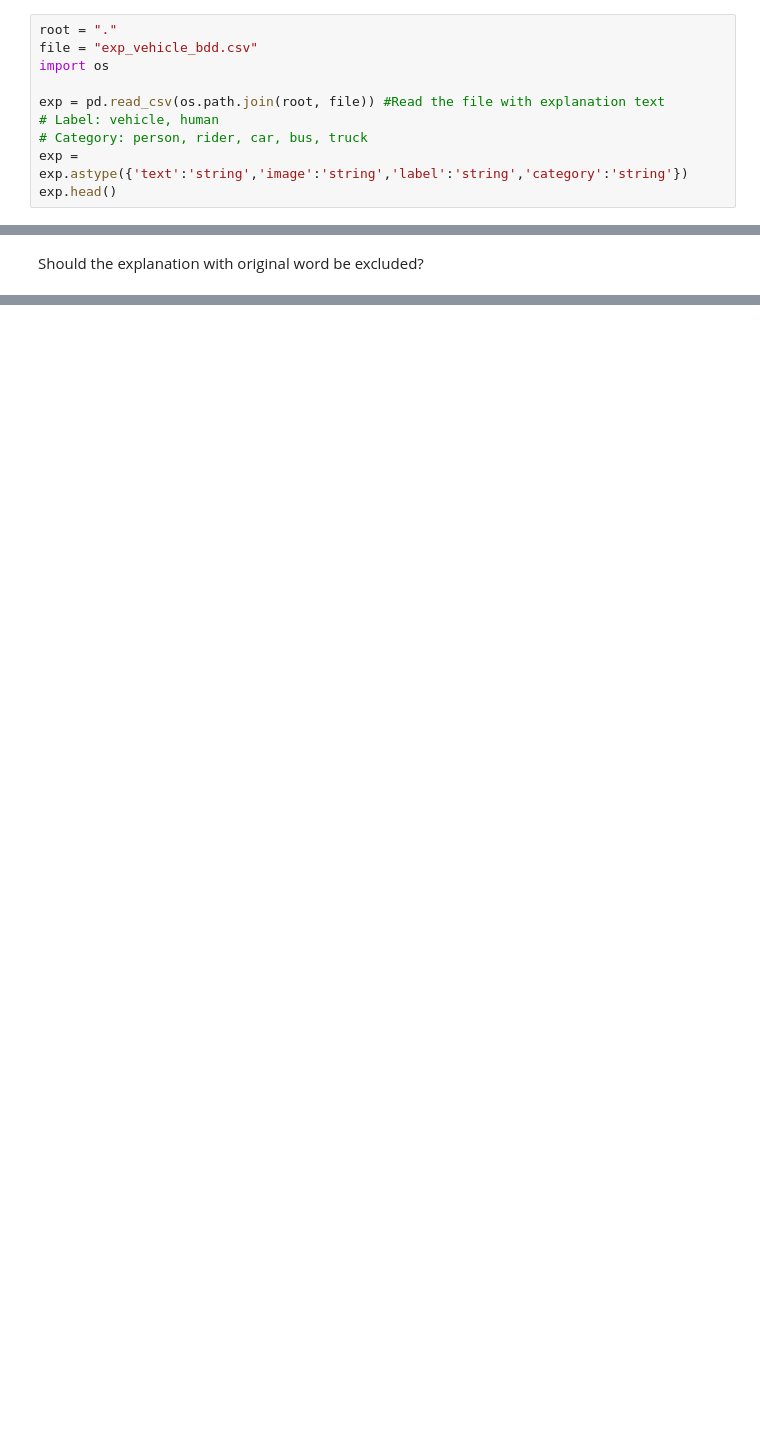
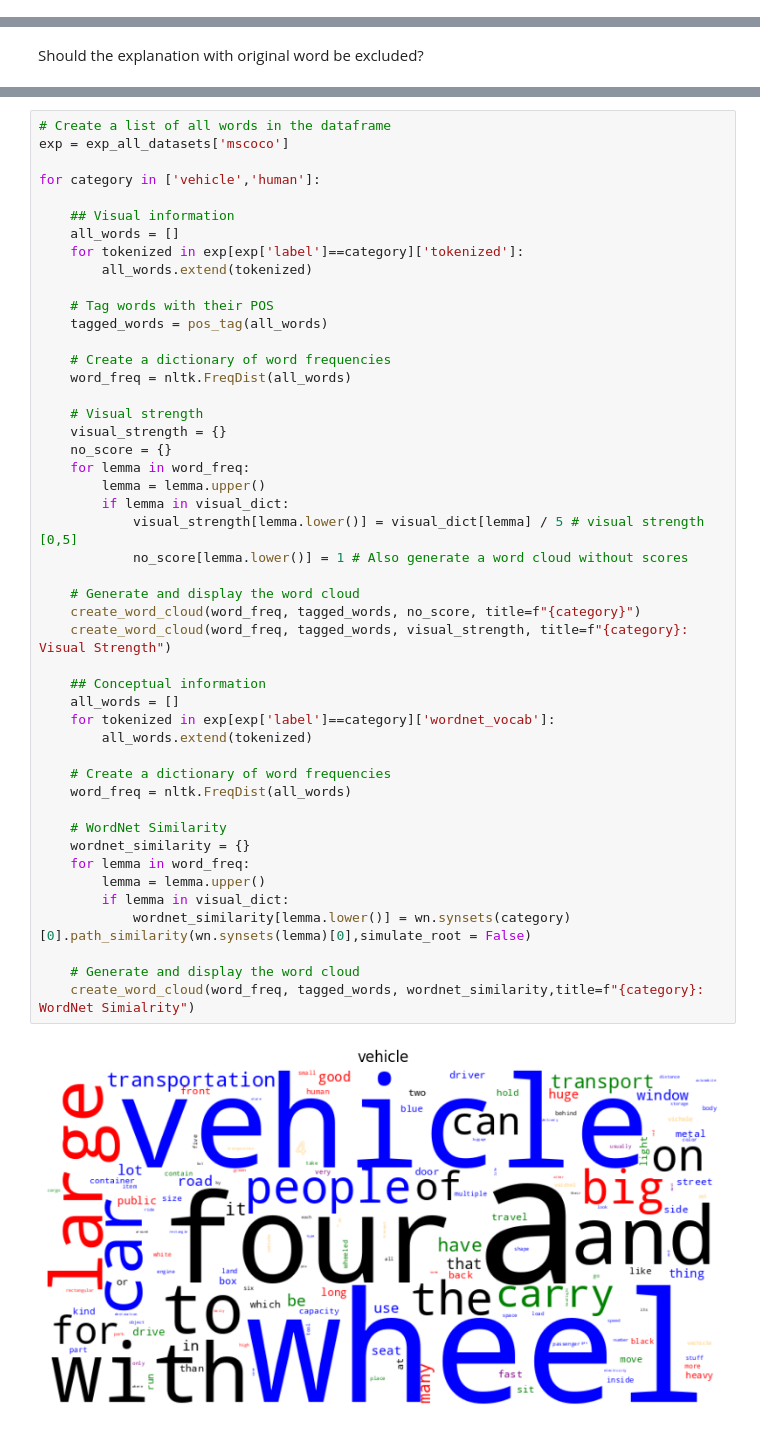
Before and after one commit to shaderein/xai, a Jupyter notebook: analysis/250329_exp_text_analysis/Text Analysis.ipynb, the cells around one changed output, grey strips where cells are left out. Cells and saved outputs as stored; diff of their text form; blank space fills up the shorter version.

Commit message:
[analysis] finished generating wordclouds (including all vehicle/human targets) for 3 datasets. Still not able to explain the YOLOv5s-BDD-EXP partitions

```diff
--- a/analysis/250329_exp_text_analysis/Text Analysis.ipynb
+++ b/analysis/250329_exp_text_analysis/Text Analysis.ipynb
@@ -22,10 +44,0 @@ british_to_american = requests.get(url).json()
-# %%
-root = "."
-file = "exp_vehicle_bdd.csv"
-import os
-
-exp = pd.read_csv(os.path.join(root, file)) #Read the file with explanation text
-# Label: vehicle, human
-# Category: person, rider, car, bus, truck
-exp = exp.astype({'text':'string','image':'string','label':'string','category':'string'})
-exp.head()
@@ -279,0 +199,49 @@ for category in ['vehicle','human']:
+# %%
+# Create a list of all words in the dataframe
+exp = exp_all_datasets['mscoco']
+
+for category in ['vehicle','human']:
+
+    ## Visual information
+    all_words = []
+    for tokenized in exp[exp['label']==category]['tokenized']:
+        all_words.extend(tokenized)
+
+    # Tag words with their POS
+    tagged_words = pos_tag(all_words)
+
+    # Create a dictionary of word frequencies
+    word_freq = nltk.FreqDist(all_words)
+
+    # Visual strength
+    visual_strength = {}
+    no_score = {}
+    for lemma in word_freq:
+        lemma = lemma.upper()
+        if lemma in visual_dict:
+            visual_strength[lemma.lower()] = visual_dict[lemma] / 5 # visual strength [0,5]
+            no_score[lemma.lower()] = 1 # Also generate a word cloud without scores
+
+    # Generate and display the word cloud
+    create_word_cloud(word_freq, tagged_words, no_score, title=f"{category}")
+    create_word_cloud(word_freq, tagged_words, visual_strength, title=f"{category}: Visual Strength")
+
+    ## Conceptual information
+    all_words = []
+    for tokenized in exp[exp['label']==category]['wordnet_vocab']:
+        all_words.extend(tokenized)
+
+    # Create a dictionary of word frequencies
+    word_freq = nltk.FreqDist(all_words)
+
+    # WordNet Similarity
+    wordnet_similarity = {}
+    for lemma in word_freq:
+        lemma = lemma.upper()
+        if lemma in visual_dict:
+            wordnet_similarity[lemma.lower()] = wn.synsets(category)[0].path_similarity(wn.synsets(lemma)[0],simulate_root = False)
+
+    # Generate and display the word cloud
+    create_word_cloud(word_freq, tagged_words, wordnet_similarity,title=f"{category}: WordNet Simialrity")
+# %% [output]
+[figure, added]
```
Also changed, not shown: parts of 21 cells of this notebook, 8 other files.
